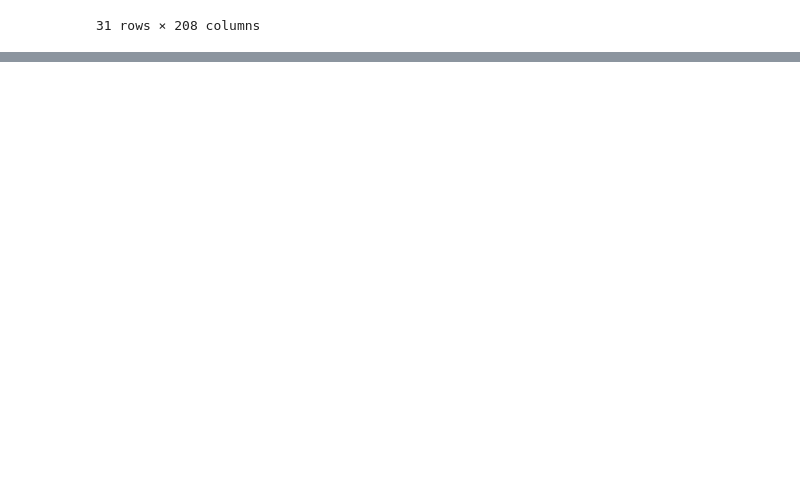
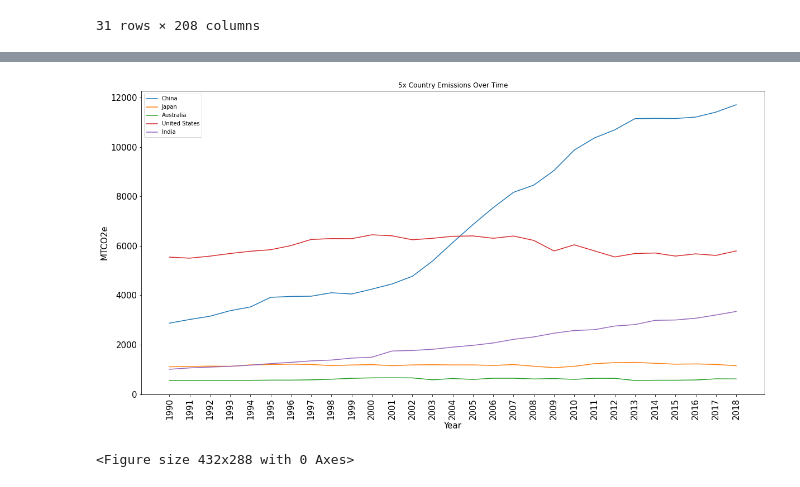
Before and after one commit to douglas-robertson/Project1, a Jupyter notebook: Data Files/Individual Country GDP vs. Emissions .ipynb, the cells around one changed output, grey strips where cells are left out. Saved outputs shown, nothing was run; the diff lists cells and outputs as text; code cells hidden in the pictures; blank space fills up the shorter version.

```diff
--- a/Data Files/Individual Country GDP vs. Emissions .ipynb
+++ b/Data Files/Individual Country GDP vs. Emissions .ipynb
@@ -47,10 +50,26 @@ clean_gdp_t
 | 2020 | 918815487643.222046 | 784587603322.865967 | 14887629268.2927 | 2436287867170.799805 | 358868765174.924011 | 389288056265.325012 | ... |
 31 rows × 208 columns
 # %%
-#emission_clean = emission.drop(['Region','Income Group'])
+#emission_clean = emission.drop(['Region','Income Gro
+
+
+
 emission_clean = emission.T
+emission_clean.rename(columns={"Country/Region" :"Year"})
 emission_clean.columns = (emission_clean.iloc[0])
 emission_clean = emission_clean.drop(emission_clean.index[0])
-#clean_gdp_t = clean_gdp_t.drop(clean_gdp_t.index[0])
+
+
 emission_clean
+#emission_clean = emission_clean.drop(['Palau'], axis = 1)
+#emission_clean = emission_clean.astype(float, errors = 'raise')
+
+#flse values in data prevented converting the whole thing to floats...
+emission_clean['China'] = emission_clean["China"].astype(float, errors = 'raise')
+emission_clean['Japan'] = emission_clean["Japan"].astype(float, errors = 'raise')
+emission_clean['Australia'] = emission_clean["Australia"].astype(float, errors = 'raise')
+emission_clean['United States'] = emission_clean["United States"].astype(float, errors = 'raise')
+emission_clean['India'] = emission_clean["India"].astype(float, errors = 'raise')
+
+emission_clean
 # %% [output]
@@ -81 +139,22 @@ KeyError: 'Year'
+# %%
+plt.figure(figsize=(20,10))
+plt.plot(emission_clean["China"], label= "China")
+plt.plot(emission_clean["Japan"], label= "Japan")
+plt.plot(emission_clean["Australia"], label= "Australia")
+plt.plot(emission_clean["United States"], label= "United States")
+plt.plot(emission_clean["India"], label= "India ")
+
+
+plt.title("5x Country Emissions Over Time")
+plt.legend()
+plt.xticks(rotation=90)
+plt.tick_params(axis='x', which='major', labelsize=15)
+plt.tick_params(axis='y', which='major', labelsize=15)
+plt.xlabel("Year" , fontsize=15)
+plt.ylabel("MTCO2e", fontsize=15)
+plt.show()
+plt.savefig('5 Country Emisions Snapshot.png')
+# %% [output]
+[figure, added]
+<Figure size 432x288 with 0 Axes>
 # %%
```
Also changed, not shown: parts of 8 cells of this notebook, 8 other files.
